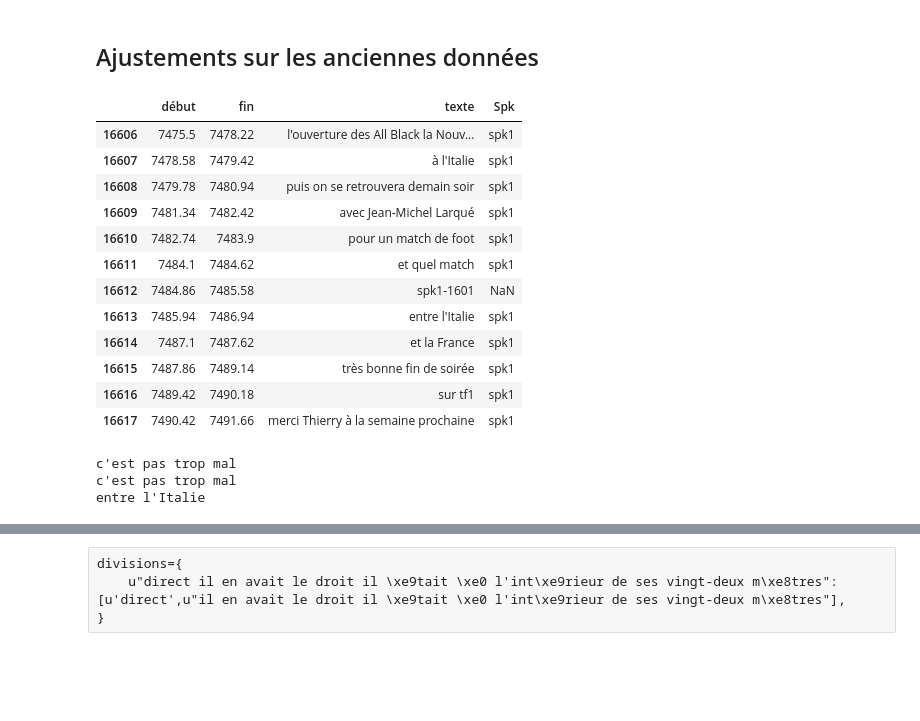
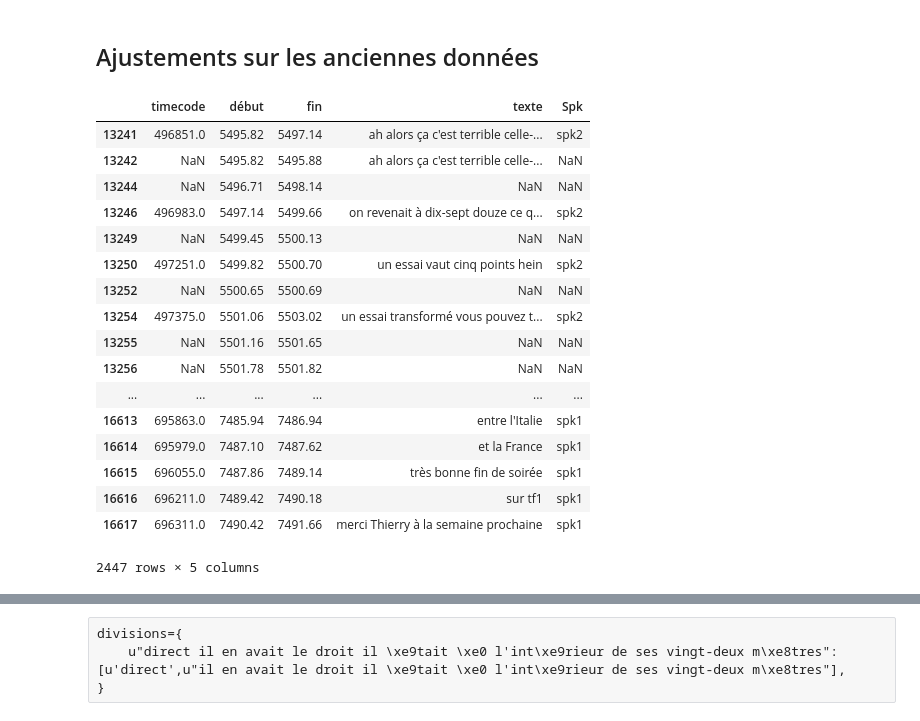
Before and after one commit to gboye/AMBK-SportsCom, a Jupyter notebook: Cerlico/Tableau-Cerlico.ipynb, the cells around one changed output, grey strips where cells are left out. Drawn from its saved outputs; the diff is of its cells as text; code cells hidden in the pictures; blank space fills up the shorter version.

```diff
--- a/Cerlico/Tableau-Cerlico.ipynb
+++ b/Cerlico/Tableau-Cerlico.ipynb
@@ -93,0 +118,3 @@ df[df["texte"].notnull()][["timeline","timecode","début","fin","commentaires","
+# %%
+for c in selectionNumeriques:
+    df[c]=pd.to_numeric(df[c], errors='coerce')
@@ -130,6 +161,37 @@ ajustementsTimes={
     1438.64:u"puisque les Français alors oui",
     1477.12:u"oh ça",
     1551.04:u"introduction argentine c'est plus dur",
+    ## FB
+    1623.83:u"parce que grâce au saignement en tout cas il faut être prêt et rentrer rapidement et ressortir",
+    1631.96:u"il faut rentrer et ressortir",
+    1784.96:u"qu'est passé à Castres qui a joué",
+    1786.64:u"Castres ouais ouais",
+    1863.72:u"la ça va vite et attention",
+    1911.60:u"ah les canes comme on dit dans le jargon rugby de Corleto on le sait il va vite",
+    1914.84:u"est-ce qu'il a Dominici et Heymans euh devant lui voilà regardez cette interception sur la passe de Martin",
+    1922.40:u"hé oui c'est cinquante cinquante ah avec Jauzion et",
+    1940.40:u"on les soutient encore pour le moment",
+    1955.80:u"oui il",
+    1972.56:u"ah ouais mais il a pendant un moment",
+    2038.64:u"Mignoni Skrela Argentins",
+    2297.04:u"oh ça part bien ouais",
+    2366.80:u"pour alterner surtout",
+    ## GB
+    2415:u"elle les perd trop vite",
+    2418.08:u"aujourd'hui on ouais",
+    2421.12:u"Fabrice hein si",
+    2528.64:u"il faut ouais",
+    2564.8:u"là ouais",
+    2572.32:u"pour que cette structure cette cocotte qui est partie",
+    2426.24:u"ah ouais faut dynamiser et le dynamiteur chez nous qui est viral d'ailleurs ce dynamisme c'est Mignoni",
+    2577.24:u"et elle fixe les joueurs",
+    2583.4:u"regardez si y'en a déjà deux là Argentins sur Ibañez c'est que quelque part ils sont pas sur la largeur",
+    2628.4:u"en position d'ailiers c'est que quelque part euh si on met un un trois-quart en face ça va faire drôle quand même",
+    2265.52:u"qui va nous",
+    2283.48:u"j'espère ne pas m'être trompé",
+    2305.52:u"pour l'Argentine sur cinquante mètres",
+    2368.96:u"pied aussi hein ah oui ah oui",
+    2381.60:u"et Rémy Martin qui vient batailler encore et Rémy Martin oui",
     ## CF
     4462.82:u"oui donc euh déjà première consigne Bernard Laporte a dû dire soulagez Skrela",
     4516.98:u"cette fois pour faire jouer les gros au large oui au large oui c'est bien oui",
@@ -246,27 +308,29 @@ ajustementsTimes={
     7479.78:u"nous on se retrouvera demain soir",
     7484.86:np.NaN,
 }
+
+for ajustement in ajustements:
+    df.loc[df['texte'] == ajustement,"texte"]=ajustements[ajustement]
+for ajustementsTime in ajustementsTimes:
+    df.loc[df["début"]==ajustementsTime,"texte"]=ajustementsTimes[ajustementsTime]
 # %%
-df[(df["début"].astype(float)>=(6420+decalage["CM"]))][["début","fin","texte","Spk"]]
+df[(df["début"].astype(float)>=(4440+decalage["CM"]))][["timecode","début","fin","texte","Spk"]]
 # %% [output]
-|  | début | fin | texte | Spk |
-| 16606 | 7475.5 | 7478.22 | l'ouverture des All Black la Nouv... | spk1 |
-| 16607 | 7478.58 | 7479.42 | à l'Italie | spk1 |
-| 16608 | 7479.78 | 7480.94 | puis on se retrouvera demain soir | spk1 |
-| 16609 | 7481.34 | 7482.42 | avec Jean-Michel Larqué | spk1 |
-| 16610 | 7482.74 | 7483.9 | pour un match de foot | spk1 |
-| 16611 | 7484.1 | 7484.62 | et quel match | spk1 |
-| 16612 | 7484.86 | 7485.58 | spk1-1601 | NaN |
-| 16613 | 7485.94 | 7486.94 | entre l'Italie | spk1 |
-| 16614 | 7487.1 | 7487.62 | et la France | spk1 |
-| 16615 | 7487.86 | 7489.14 | très bonne fin de soirée | spk1 |
-| 16616 | 7489.42 | 7490.18 | sur tf1 | spk1 |
-| 16617 | 7490.42 | 7491.66 | merci Thierry à la semaine prochaine | spk1 |
+|  | timecode | début | fin | texte | Spk |
+| 13241 | 496851.0 | 5495.82 | 5497.14 | ah alors ça c'est terrible celle-... | spk2 |
+| 13242 | NaN | 5495.82 | 5495.88 | ah alors ça c'est terrible celle-... | NaN |
+| 13244 | NaN | 5496.71 | 5498.14 | NaN | NaN |
+| 13246 | 496983.0 | 5497.14 | 5499.66 | on revenait à dix-sept douze ce q... | spk2 |
+| 13249 | NaN | 5499.45 | 5500.13 | NaN | NaN |
+| 13250 | 497251.0 | 5499.82 | 5500.70 | un essai vaut cinq points hein | spk2 |
+| 13252 | NaN | 5500.65 | 5500.69 | NaN | NaN |
+| 13254 | 497375.0 | 5501.06 | 5503.02 | un essai transformé vous pouvez t... | spk2 |
+| 13255 | NaN | 5501.16 | 5501.65 | NaN | NaN |
+| 13256 | NaN | 5501.78 | 5501.82 | NaN | NaN |
+| ... | ... | ... | ... | ... | ... |
+| 16613 | 695863.0 | 7485.94 | 7486.94 | entre l'Italie | spk1 |
+| 16614 | 695979.0 | 7487.10 | 7487.62 | et la France | spk1 |
+| 16615 | 696055.0 | 7487.86 | 7489.14 | très bonne fin de soirée | spk1 |
+| 16616 | 696211.0 | 7489.42 | 7490.18 | sur tf1 | spk1 |
+| 16617 | 696311.0 | 7490.42 | 7491.66 | merci Thierry à la semaine prochaine | spk1 |
+2447 rows × 5 columns
-# %%
-print df.iloc[16548]["texte"]
-print df.iloc[16550]["texte"]
-print u"entre l'Italie"
-# %% [output]
-c'est pas trop mal
-c'est pas trop mal
-entre l'Italie
```
Also changed, not shown: parts of 58 cells of this notebook, 18 other files.
